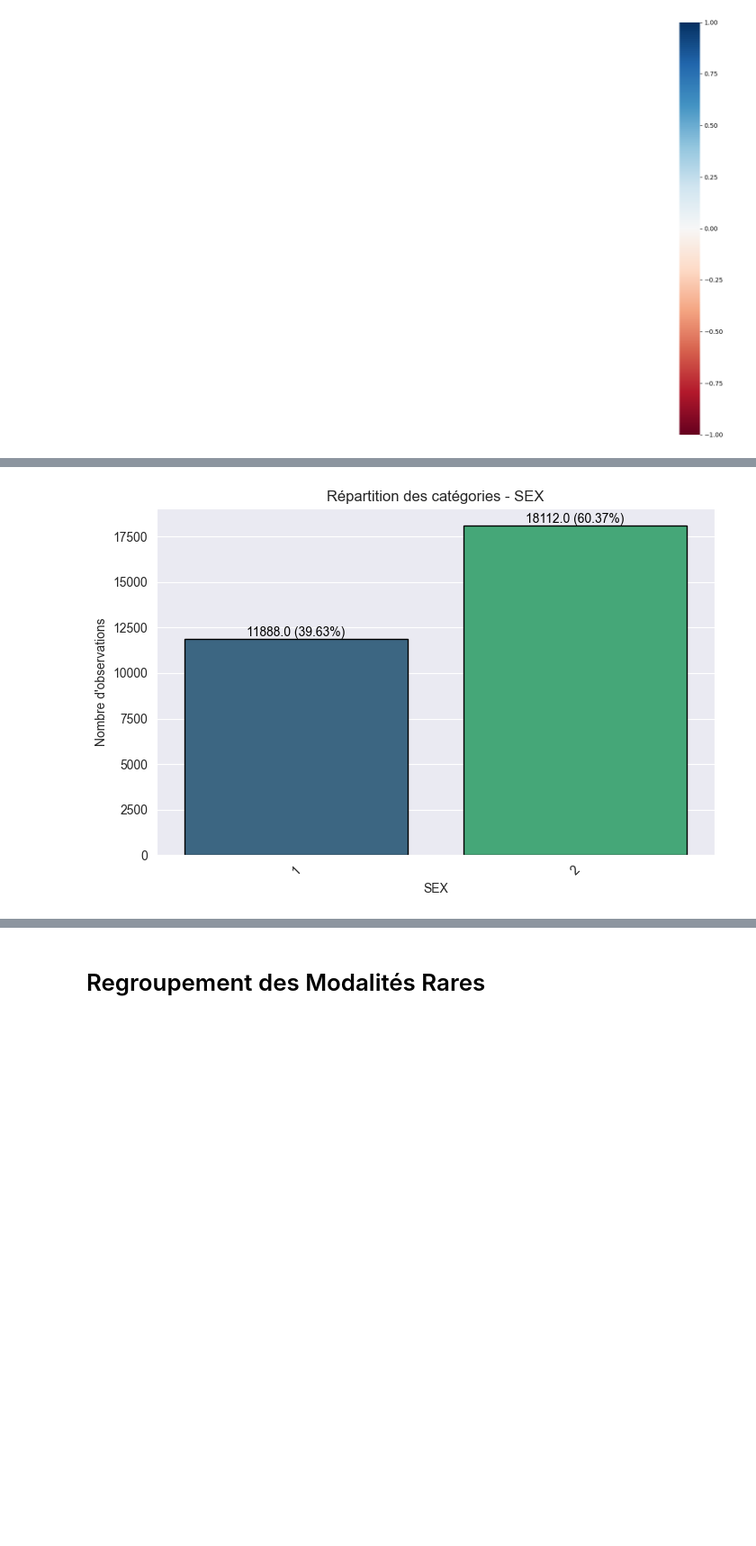
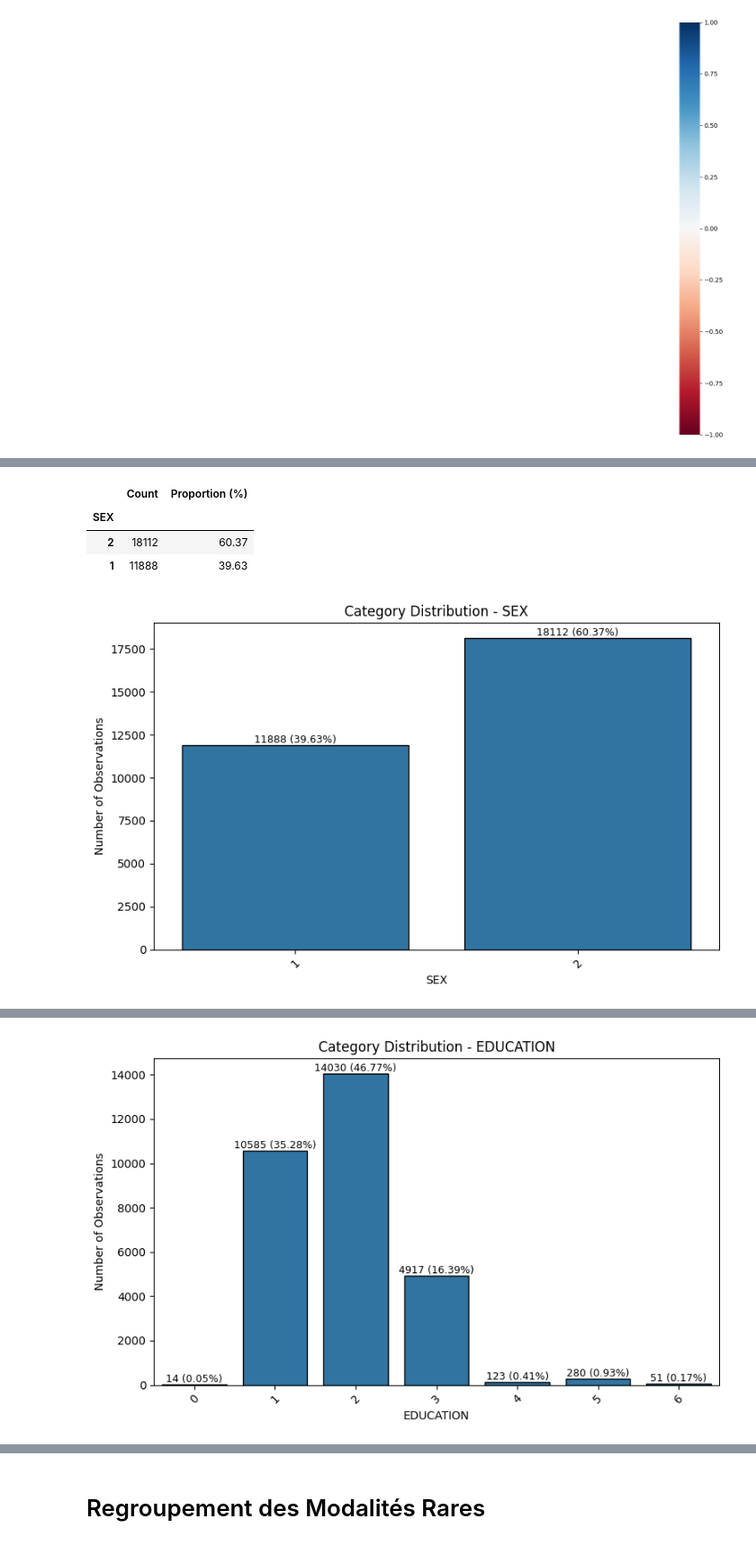
Before and after one commit to ladijadi/Projet_Scoring, a Jupyter notebook: 1_credit_scoring_problem_definition.ipynb, the cells around one changed output, grey strips where cells are left out. Shown at 90% size. Drawn from its saved outputs; the diff is of its cells as text; code cells hidden in the pictures; blank space fills up the shorter version.

```diff
--- a/1_credit_scoring_problem_definition.ipynb
+++ b/1_credit_scoring_problem_definition.ipynb
@@ -250,38 +258,71 @@ PAY_AMT6     1500.0    4000.00   528666.0    1500.0
 # %%
-def analyze_categorical_variables(data):
+# Description and visualization of categorical features
+def analyze_categorical_features(data, categorical_cols=None):
     """
-    Analyse des variables qualitatives :
-    - Tableau de fréquences
-    - Diagramme en barres avec effectifs et proportions
+    Analyze categorical features in the dataset.
+
+    This function displays:
+    - frequency tables
+    - percentage distribution
+    - bar plots with counts and proportions
+
+    Parameters
+    ----------
+    data : pandas.DataFrame
+        Input dataset.
+    categorical_cols : list, optional
+        List of categorical columns to analyze.
+        If None, columns with dtype 'object' or 'category' are selected.
+
+    Returns
+    -------
+    dict
+        Dictionary containing frequency tables for each categorical feature.
     """
-    categorical_vars = data.select_dtypes(include=['object','category'])
 
-    for col in categorical_vars.columns:
-        freq_table = data[col].value_counts()
+    if categorical_cols is None:
+        categorical_cols = data.select_dtypes(include=["object", "category"]).columns.tolist()
+
+    results = {}
+
+    for col in categorical_cols:
+        freq_table = data[col].value_counts(dropna=False)
         proportions = (freq_table / len(data) * 100).round(2)
-        freq_df = pd.DataFrame({"Effectif": freq_table, "Proportion (%)": proportions})
 
-        print(f"\n📊 Fréquence des modalités pour {col} :")
-        print(freq_df)
+        freq_df = pd.DataFrame({
+            "Count": freq_table,
+            "Proportion (%)": proportions
+        })
 
-        # Barplot
+        print(f"\nFrequency table - {col}")
+        display(freq_df)
+
+        # Bar plot with counts and proportions
         plt.figure(figsize=(8, 5))
-        ax = sns.countplot(x=data[col], palette='viridis', edgecolor='black')
-        plt.title(f"Répartition des catégories - {col}")
+        ax = sns.countplot(x=data[col], edgecolor="black")
+        plt.title(f"Category Distribution - {col}")
         plt.xlabel(col)
-        plt.ylabel("Nombre d'observations")
+        plt.ylabel("Number of Observations")
         plt.xticks(rotation=45)
 
-        # Ajout des effectifs et proportions au-dessus des barres
+        # Annotate bars with counts and proportions
         for p in ax.patches:
             height = p.get_height()
-            ax.annotate(f'{height} ({(height/len(data)*100):.2f}%)',
-                        (p.get_x() + p.get_width() / 2., height),
-                        ha='center', va='bottom', fontsize=10, color='black')
+            ax.annotate(
+                f"{int(height)} ({(height/len(data)*100):.2f}%)",
+                (p.get_x() + p.get_width() / 2.0, height),
+                ha="center",
+                va="bottom",
+                fontsize=9
+            )
 
+        plt.tight_layout()
         plt.show()
 
+        results[col] = freq_df
 
-# Analyse des variables qualitatives
-analyze_categorical_variables(data)
+    return results
+
+# Analyze categorical features
+analyze_categorical_features (data)
 # %% [output]
@@ -292,0 +330,5 @@ SEX
+|  | Count | Proportion (%) |
+| SEX |  |  |
+| 2 | 18112 | 60.37 |
+| 1 | 11888 | 39.63 |
+[figure, new version]
@@ -296 +335,0 @@ Passing `palette` without assigning `hue` is deprecated and will be removed in v
-[figure, old version]
@@ -296,0 +345 @@ Passing `palette` without assigning `hue` is deprecated and will be removed in v
+[figure, new version]
```
Also changed, not shown: parts of 29 cells of this notebook.
